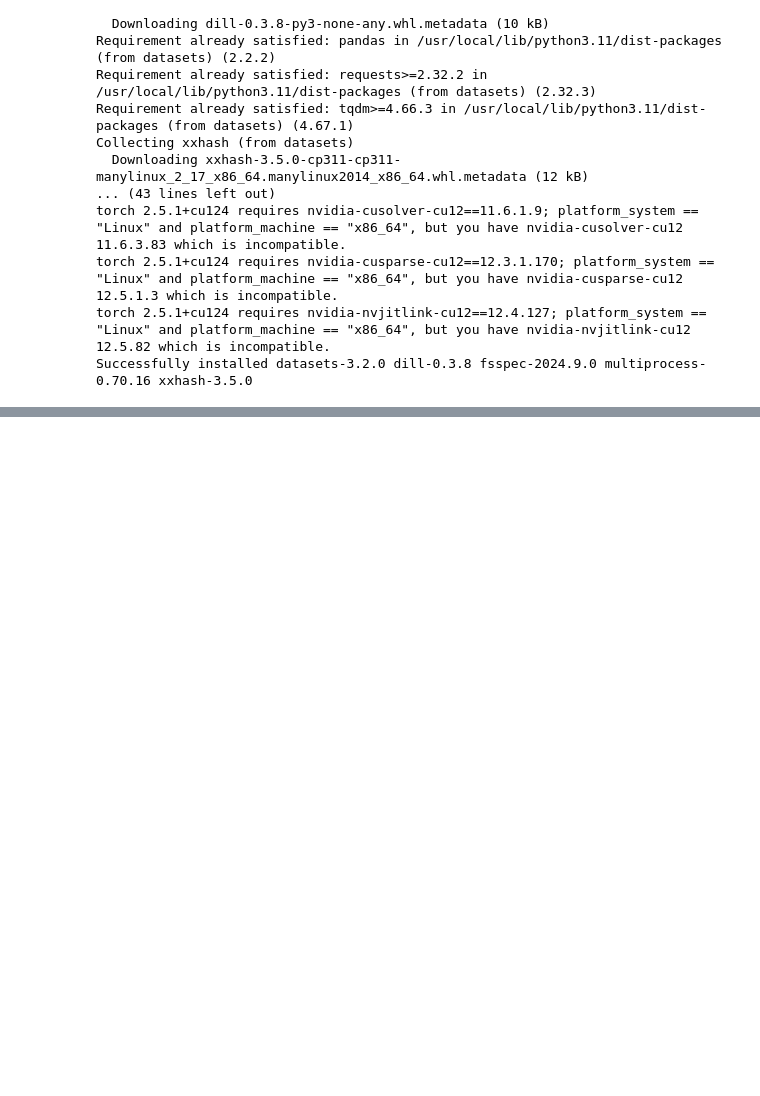
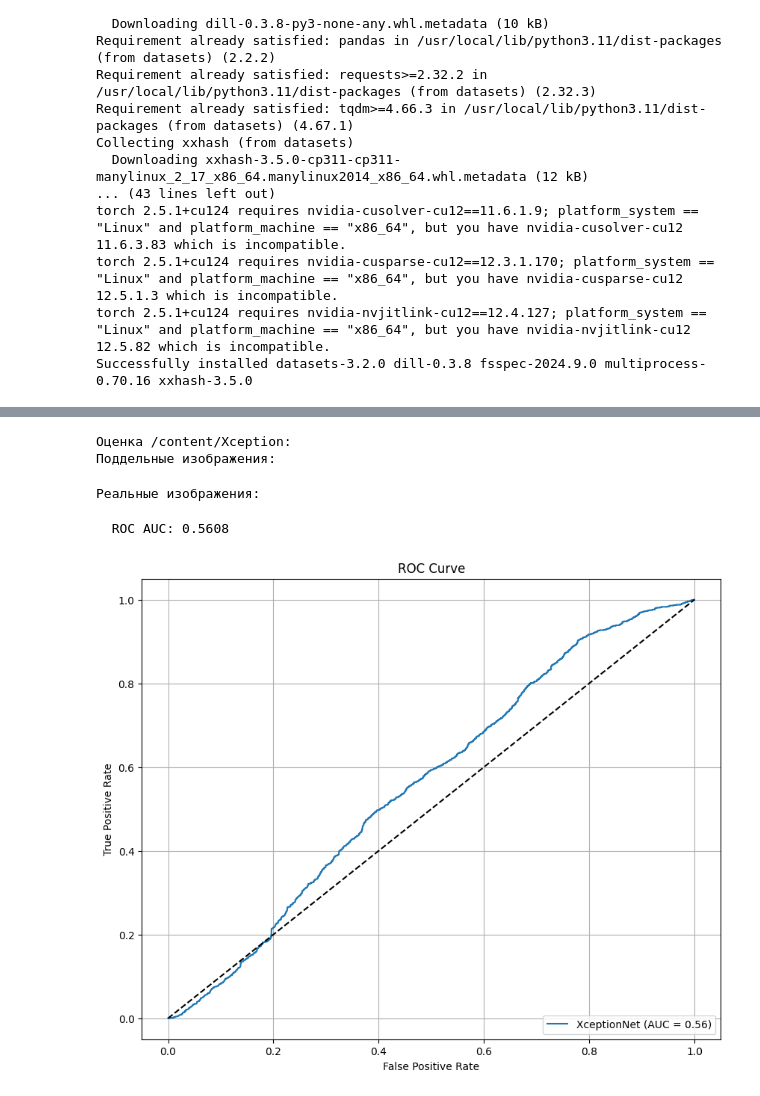
Before and after one commit to nikitos-net/Machine-learning-methods-for-automatic-defect-recognition-systems, a Jupyter notebook: nn_validation.ipynb, the cells around one changed output, grey strips where cells are left out. Saved outputs shown, nothing was run; the diff lists cells and outputs as text; code cells hidden in the pictures; blank space fills up the shorter version.

```diff
--- a/nn_validation.ipynb
+++ b/nn_validation.ipynb
@@ -222,16 +300,14 @@ def predict_deepfake(preprocessed_image, model):
     else:
         return None
 # %%
-'''
 def evaluate_model(model, image_dir, num_images=50, batch_size=32, target_size=(256, 256), is_resnet=False):
     y_true = []
-    y_pred = []
     y_pred_probs = []
 
     image_paths = glob.glob(os.path.join(image_dir, "*.jpg")) + glob.glob(os.path.join(image_dir, "*.jpeg")) + glob.glob(os.path.join(image_dir, "*.png"))
     image_paths = image_paths[:num_images]
 
-    for i in tqdm(range(0, len(image_paths), batch_size)):
+    for i in tqdm(range(0, len(image_paths), batch_size), desc="evaluating"):
         batch_paths = image_paths[i:i + batch_size]
         batch_images = []
         batch_labels = []
@@ -249,17 +325,15 @@ def evaluate_model(model, image_dir, num_images=50, batch_size=32, target_size=(
                     batch_labels.append(label)
             except Exception as e:
                 print(f"Ошибка при обработке изображения {image_path}: {e}")
-
         if batch_images:
             batch_images = np.vstack(batch_images)
             try:
-                batch_predictions = model.predict(batch_images)
+                batch_predictions = model.predict(batch_images, verbose=0)
+                #print(batch_predictions)
                 y_pred_probs.extend(batch_predictions[:,0])
-                y_pred.extend([round(p) for p in batch_predictions[:,0]])
+                #print(batch_predictions[:,0])
                 y_true.extend(batch_labels)
             except Exception as e:
                 print(f"Ошибка при предсказании для пакета: {e}")
 
-
-    return y_true, y_pred, y_pred_probs
-'''
+    return y_true, y_pred_probs
@@ -418,7 +455,7 @@ Model: "sequential_4"
  Non-trainable params: 36,224 (141.50 KB)
  Optimizer params: 45,967,172 (175.35 MB)
 # %%
-xception_model = load_model('/content/Xception.keras')
+xception_model = load_model('/content/drive/MyDrive/models/Xception.keras')
 if inceptionv3_model:
     inceptionv3_model.summary()
 # %% [output]
@@ -571,0 +548,33 @@ Model: "functional_111"
+# %%
+fake_dir = "extracted_fake_images"
+real_dir = "extracted_real_images"
+num_images=2048
+# %%
+print("\nОценка /content/Xception:")
+print("Поддельные изображения:")
+y_true_xception, y_pred_probs_xception = evaluate_model(xception_model, fake_dir, num_images=num_images, batch_size=32)
+print("Реальные изображения:")
+y_true_xception_real, y_pred_probs_xception_real = evaluate_model(xception_model, real_dir, num_images=num_images, batch_size=32)
+y_true_xception.extend(y_true_xception_real)
+y_pred_probs_xception.extend(y_pred_probs_xception_real)
+
+roc_auc_xception = roc_auc_score(y_true_xception, y_pred_probs_xception)
+print(f"  ROC AUC: {roc_auc_xception:.4f}")
+
+fpr_xception, tpr_xception, thresholds_xception = roc_curve(y_true_xception, y_pred_probs_xception)
+
+plt.figure(figsize=(10, 8))
+plt.plot(fpr_xception, tpr_xception, label=f'XceptionNet (AUC = {roc_auc_xception:.2f})')
+plt.plot([0, 1], [0, 1], 'k--')
+plt.xlabel('False Positive Rate')
+plt.ylabel('True Positive Rate')
+plt.title('ROC Curve')
+plt.legend(loc='lower right')
+plt.grid(True)
+plt.show()
+# %% [output]
+Оценка /content/Xception:
+Поддельные изображения:
+Реальные изображения:
+  ROC AUC: 0.5608
+[figure, added]
```
Also changed, not shown: parts of 27 cells of this notebook.
